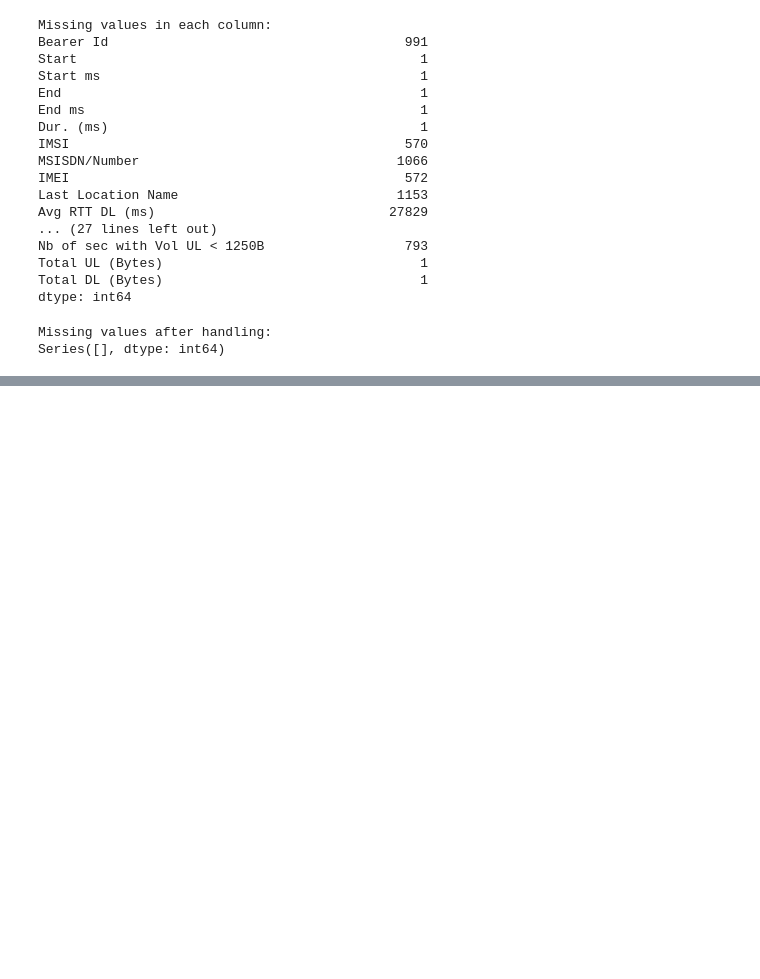
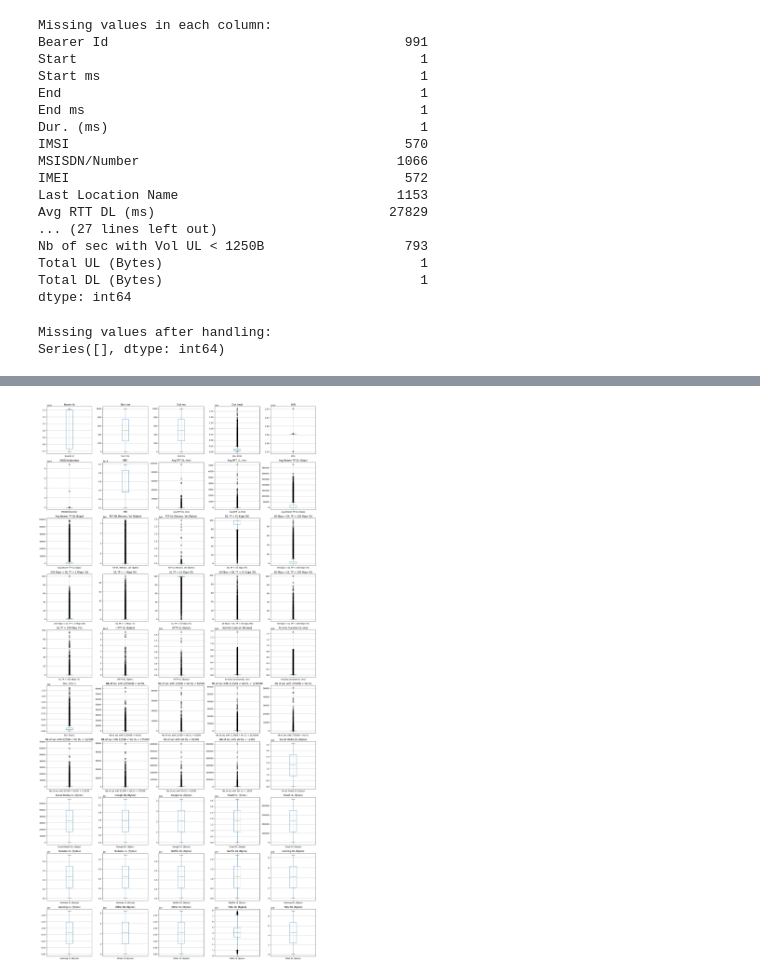
Before and after one commit to YonInsights/Telecom-User-Analysis-and-Dashboard-Development, a Jupyter notebook: notebooks/EDA.ipynb, the cells around one changed output, grey strips where cells are left out. Drawn from its saved outputs; the diff is of its cells as text; code cells hidden in the pictures; blank space fills up the shorter version.

```diff
--- a/notebooks/EDA.ipynb
+++ b/notebooks/EDA.ipynb
@@ -100,0 +132,5 @@ Series([], dtype: int64)
+# %%
+#plot_boxplots
+plot_boxplots(df, numeric_cols)
+# %% [output]
+[figure, added]
```
Also changed, not shown: parts of 4 cells of this notebook, 1 other file.
